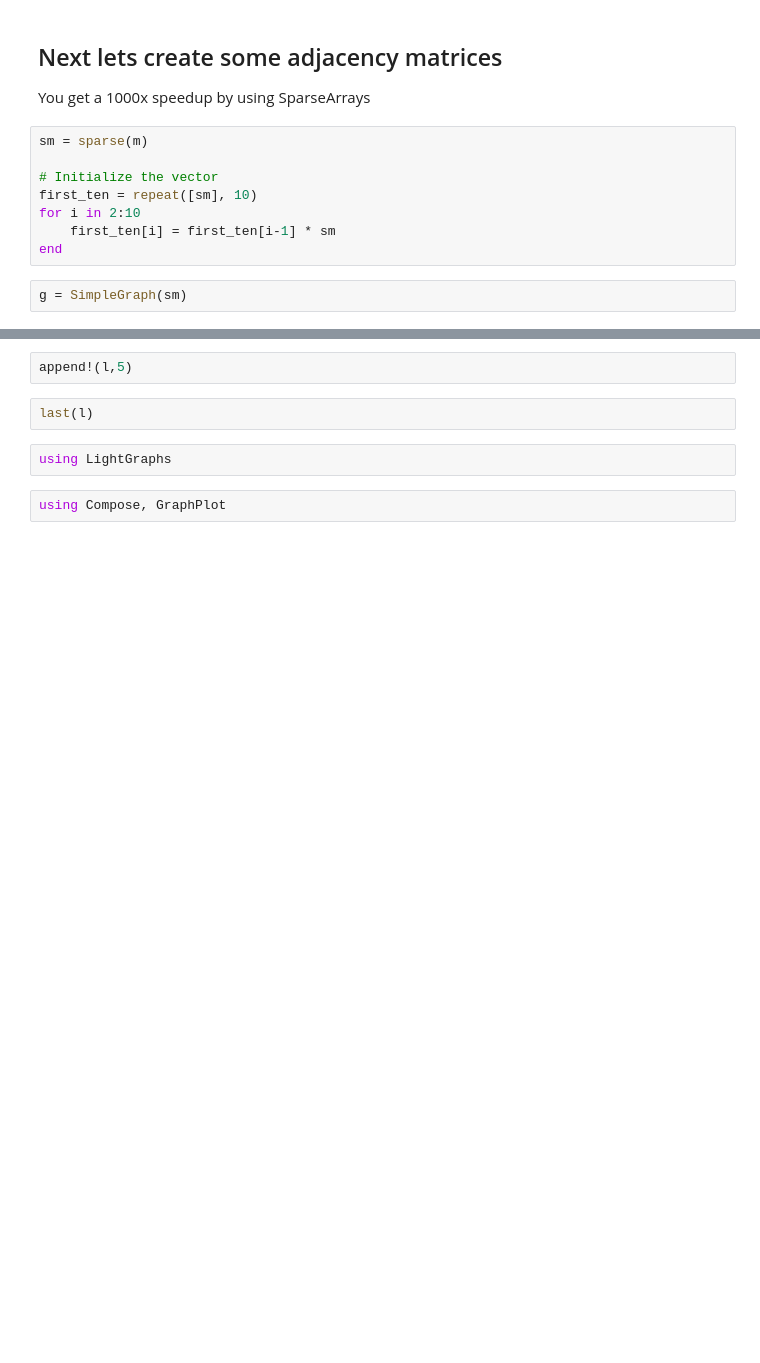
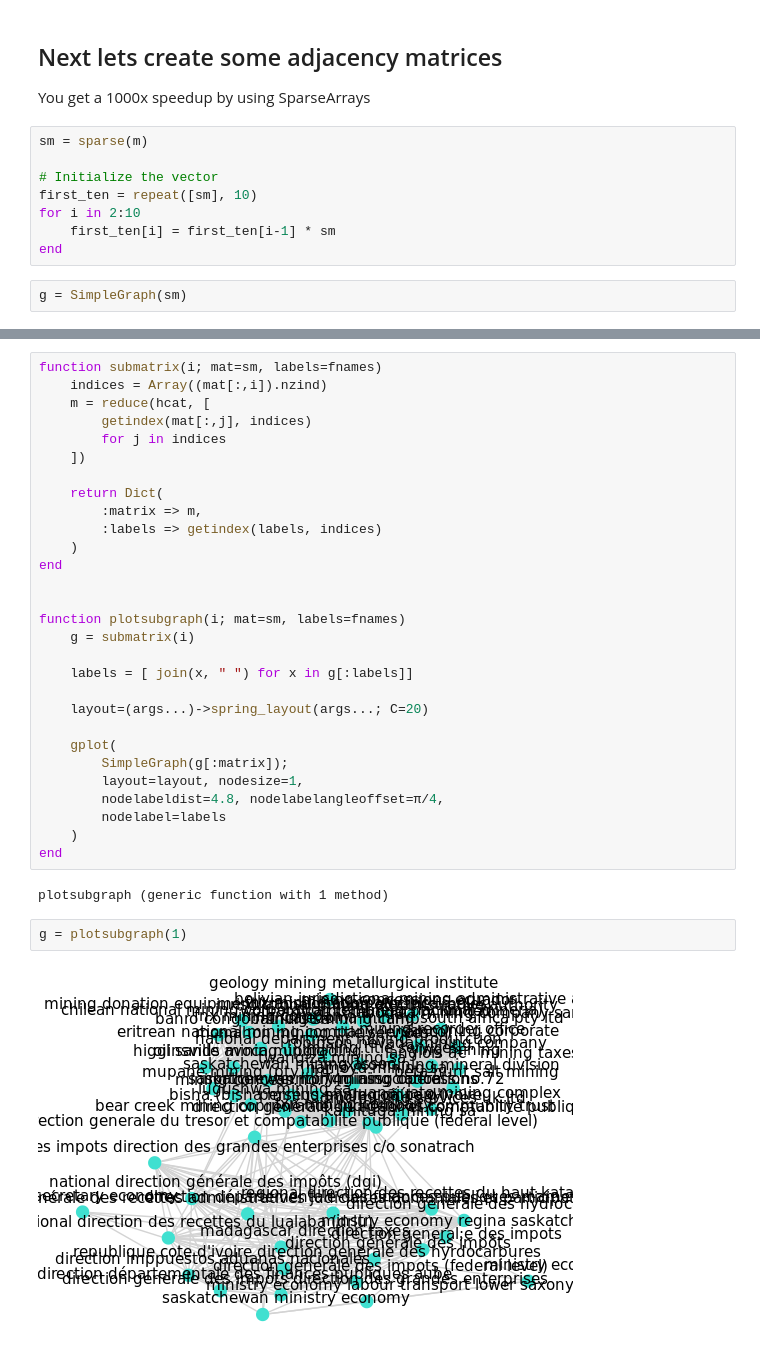
Before and after one commit to StatCan/hackathon-ginyu-force-data, a Jupyter notebook: notebooks/Word_Embedding.ipynb, the cells around one changed output, grey strips where cells are left out. Saved outputs shown, nothing was run; the diff lists cells and outputs as text; blank space fills up the shorter version.

Commit message:
Add plots

```diff
--- a/notebooks/Word_Embedding.ipynb
+++ b/notebooks/Word_Embedding.ipynb
@@ -224,8 +471,35 @@ push!(l,4)
-# %%
-append!(l,5)
-# %%
-last(l)
-# %%
-using LightGraphs
-# %%
-using Compose, GraphPlot
+# %%
+function submatrix(i; mat=sm, labels=fnames)
+    indices = Array((mat[:,i]).nzind)
+    m = reduce(hcat, [
+        getindex(mat[:,j], indices)
+        for j in indices
+    ])
+
+    return Dict(
+        :matrix => m,
+        :labels => getindex(labels, indices)
+    )
+end
+
+
+function plotsubgraph(i; mat=sm, labels=fnames)
+    g = submatrix(i)
+
+    labels = [ join(x, " ") for x in g[:labels]]
+
+    layout=(args...)->spring_layout(args...; C=20)
+
+    gplot(
+        SimpleGraph(g[:matrix]);
+        layout=layout, nodesize=1,
+        nodelabeldist=4.8, nodelabelangleoffset=π/4,
+        nodelabel=labels
+    )
+end
+# %% [output]
+plotsubgraph (generic function with 1 method)
+# %%
+g = plotsubgraph(1)
+# %% [output]
+[figure, added]
```
Also changed, not shown: parts of 35 cells of this notebook, 2 other files.
